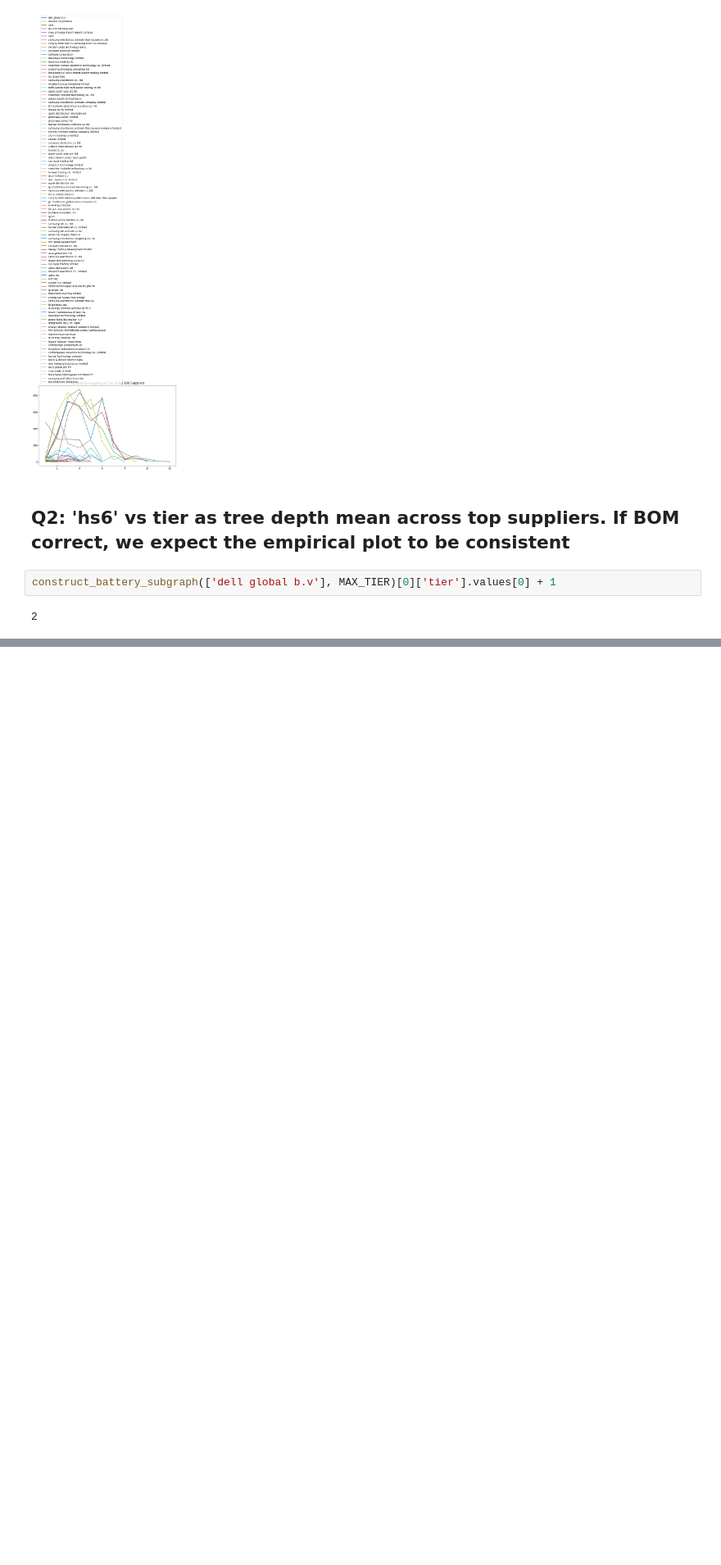
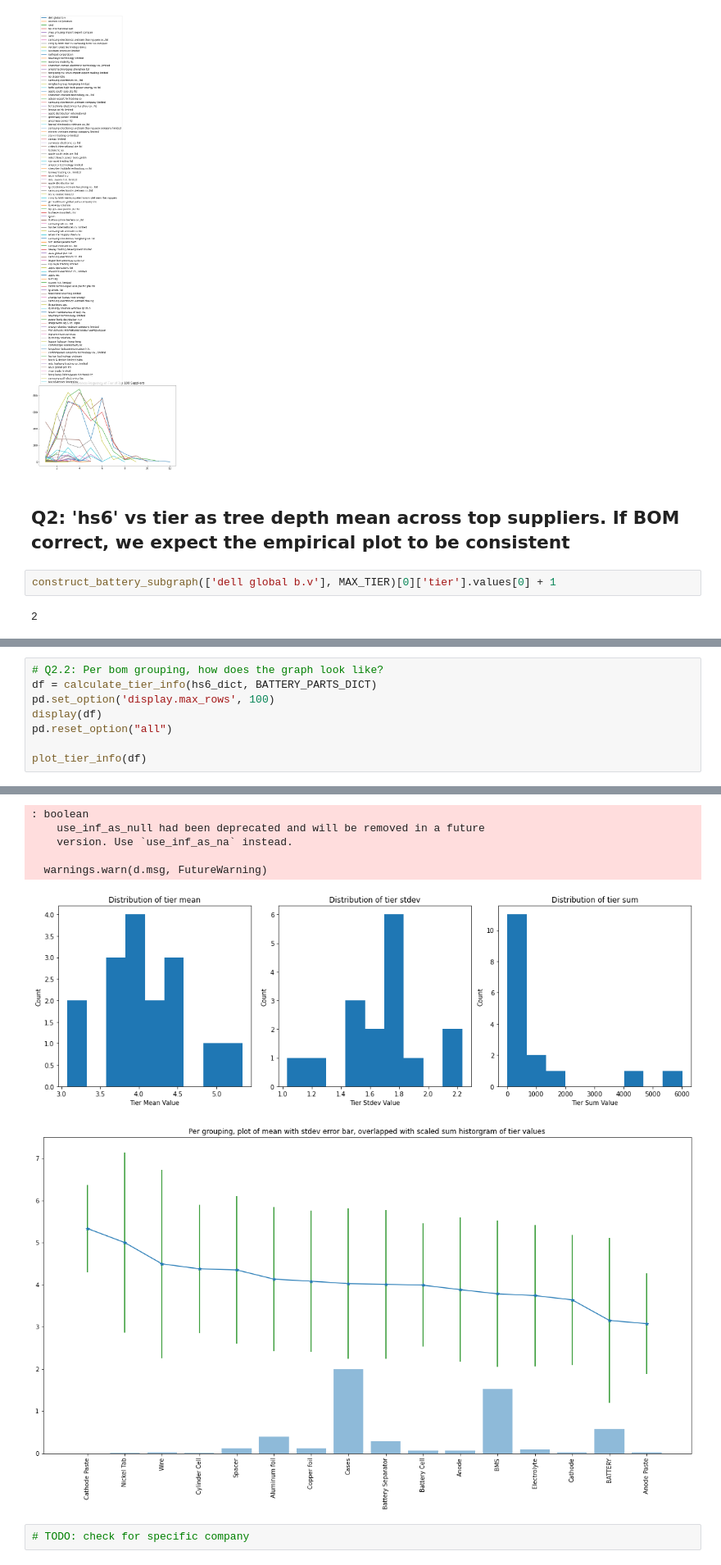
Before and after one commit to juandifers/supply-chain-model, a Jupyter notebook: battery_subgraph_reconstruction.ipynb, the cells around one changed output, grey strips where cells are left out. Shown: that part at 82% size. Drawn from its saved outputs; the diff is of its cells as text; blank space fills up the shorter version.

```diff
--- a/battery_subgraph_reconstruction.ipynb
+++ b/battery_subgraph_reconstruction.ipynb
@@ -300,0 +339,9 @@ plt.show()
+# %%
+# Q2.2: Per bom grouping, how does the graph look like?
+df = calculate_tier_info(hs6_dict, BATTERY_PARTS_DICT)
+pd.set_option('display.max_rows', 100)
+display(df)
+pd.reset_option("all")
+
+plot_tier_info(df)
+# %% [output]
@@ -301 +365,10 @@ plt.show()
+: boolean
+    use_inf_as_null had been deprecated and will be removed in a future
+    version. Use `use_inf_as_na` instead.
+
+  warnings.warn(d.msg, FutureWarning)
+[figure, added]
+[figure, added]
+# %%
+# TODO: check for specific company
 # %% [markdown]
```
Also changed, not shown: parts of 12 cells of this notebook.
